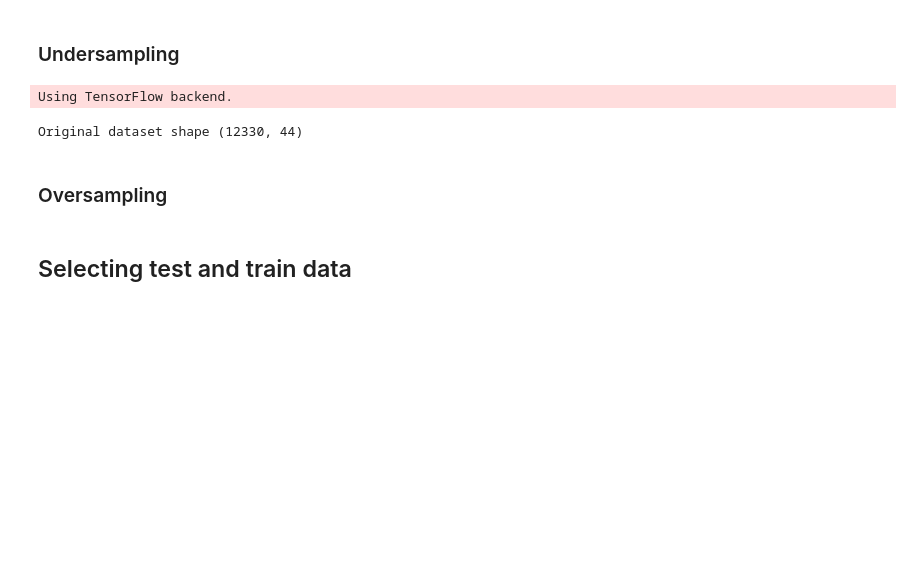
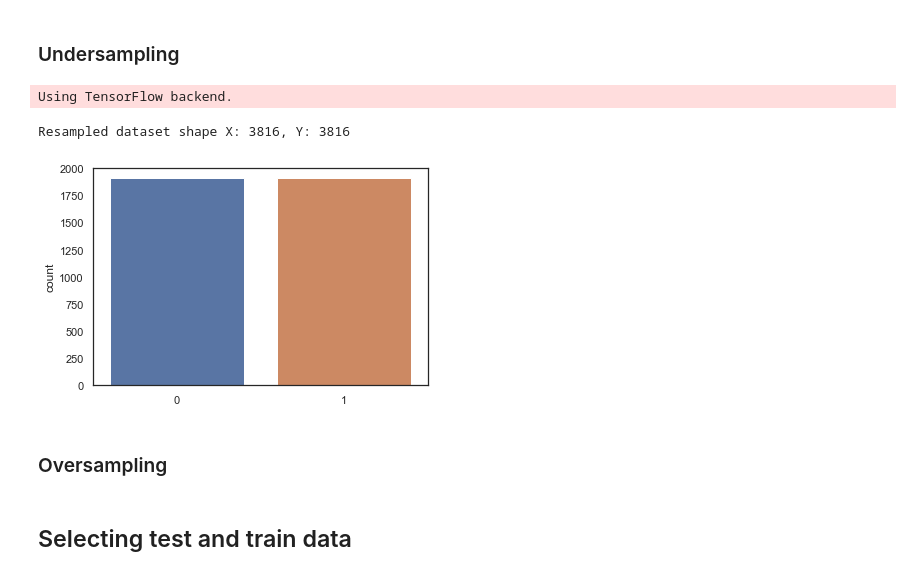
Before and after one commit to sideround/project-ml-onlineshop, a Jupyter notebook: project-ml-onlineshop_sosas.ipynb, the cells around one changed output. Cells and saved outputs as stored; diff of their text form; code cells hidden in the pictures; blank space fills up the shorter version.

Commit message:
finished balancing NearMiss, added pipeline example

```diff
--- a/project-ml-onlineshop_sosas.ipynb
+++ b/project-ml-onlineshop_sosas.ipynb
@@ -1489,14 +1489,19 @@ memory usage: 4.4 MB
 from imblearn.under_sampling import NearMiss
 # %% [output]
 Using TensorFlow backend.
-# %%
-print(f'Original dataset shape {df_encoded.shape}')
-
-from imblearn.under_sampling import NearMiss
-# nr = NearMiss()
-# X_res, y_res = nr.fit_sample(X, y)
-# %% [output]
-Original dataset shape (12330, 44)
+# %%
+# Instead of creating new X and y we could already start using pipeline here
+
+nr = NearMiss()
+X_res, y_res = nr.fit_sample(X, y)
+
+print(f'Resampled dataset shape X: {len(X_res)}, Y: {len(y_res)}')
+
+sns.countplot(y_res)
+plt.show()
+# %% [output]
+Resampled dataset shape X: 3816, Y: 3816
+[figure, added]
 # %% [markdown]
 ### Oversampling
 # %% [markdown]
```
Also changed, not shown: parts of 17 cells of this notebook.
